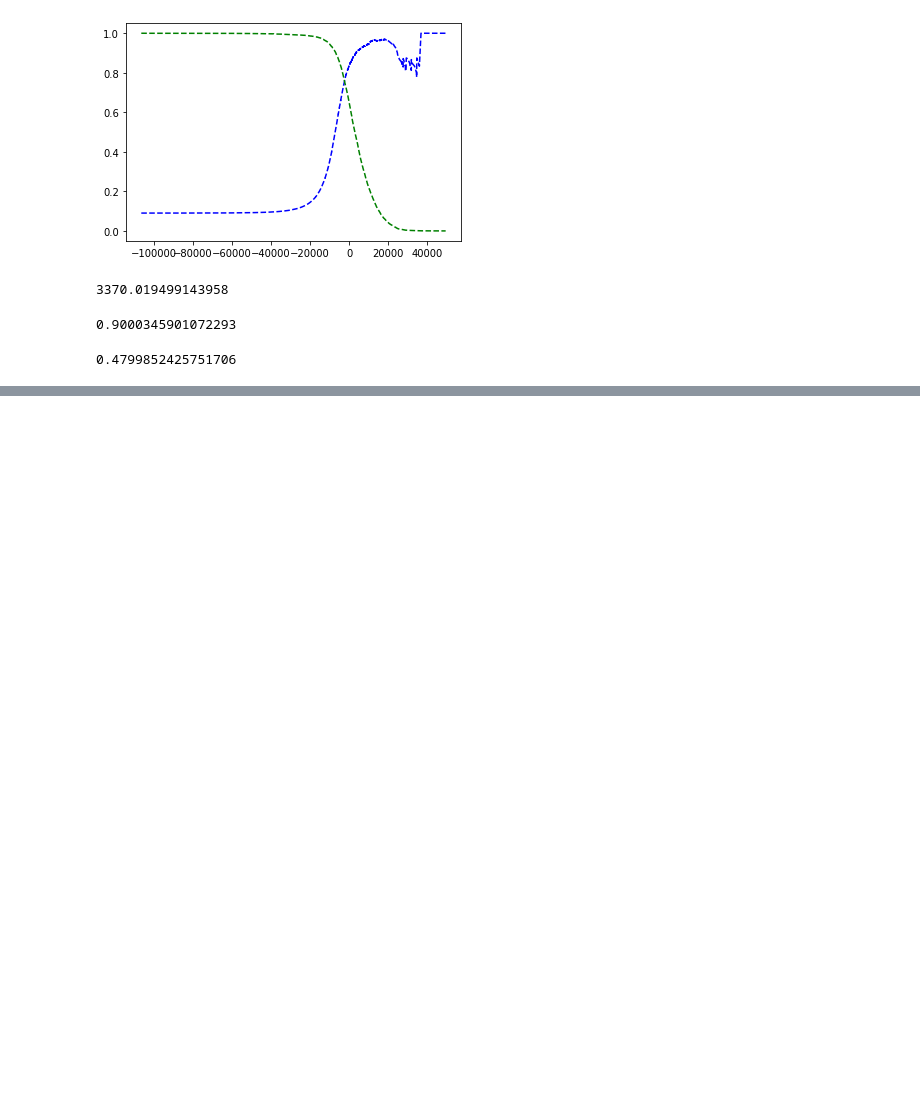
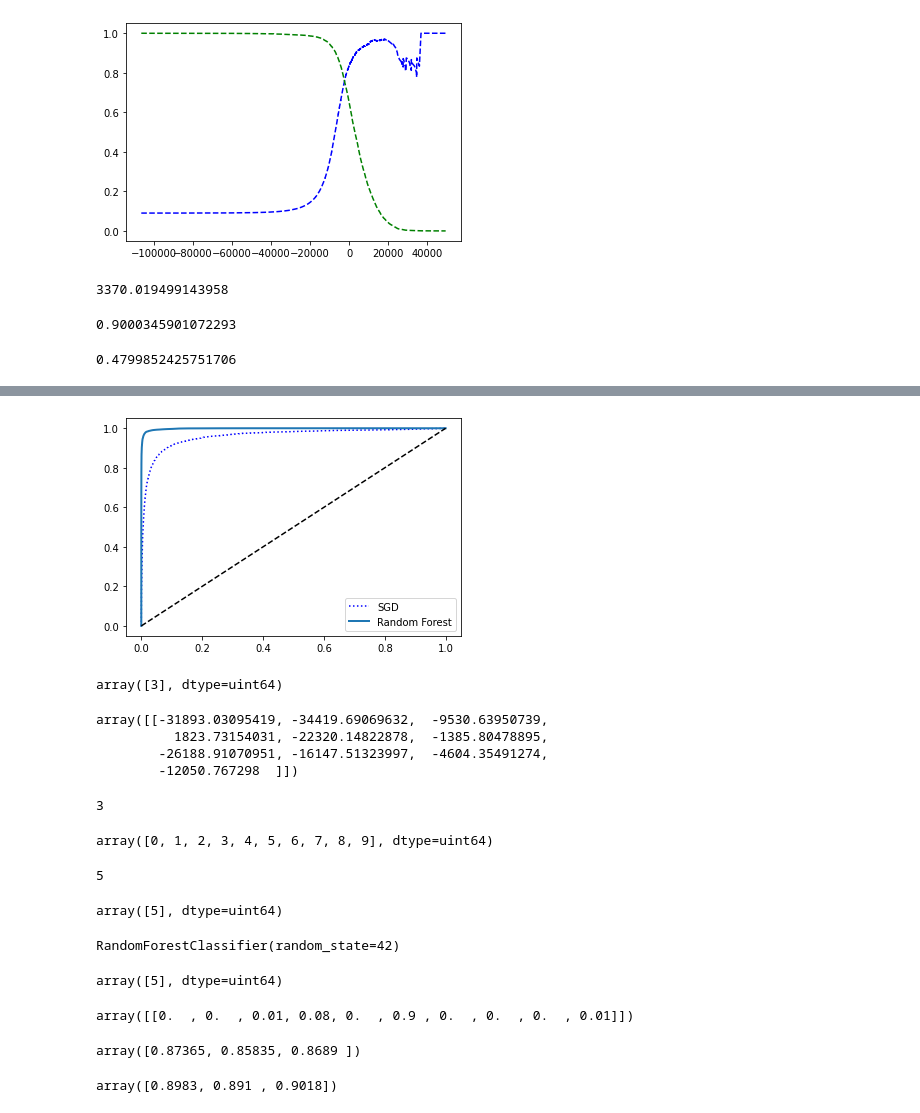
Before and after one commit to JunHeeJang913/Hands-on-ML, a Jupyter notebook: mnist.ipynb, the cells around one changed output, grey strips where cells are left out. Saved outputs shown, nothing was run; the diff lists cells and outputs as text; code cells hidden in the pictures; blank space fills up the shorter version.

```diff
--- a/mnist.ipynb
+++ b/mnist.ipynb
@@ -154,0 +179,63 @@ recall_score(y_train_5, y_train_pred_90)
+# %%
+plt.plot(fpr, tpr, "b:", label = 'SGD')
+plot_roc_curve(fpr_forest,tpr_forest, 'Random Forest')
+plt.legend(loc = 'lower right')
+plt.show()
+# %% [output]
+[figure, added]
+# %%
+sgd_clf.fit(X_train, y_train)
+sgd_clf.predict([some_digit])
+# %% [output]
+array([3], dtype=uint64)
+# %%
+some_digit_scores = sgd_clf.decision_function([some_digit])
+some_digit_scores
+# %% [output]
+array([[-31893.03095419, -34419.69069632,  -9530.63950739,
+          1823.73154031, -22320.14822878,  -1385.80478895,
+        -26188.91070951, -16147.51323997,  -4604.35491274,
+        -12050.767298  ]])
+# %%
+np.argmax(some_digit_scores)
+# %% [output]
+3
+# %%
+sgd_clf.classes_
+# %% [output]
+array([0, 1, 2, 3, 4, 5, 6, 7, 8, 9], dtype=uint64)
+# %%
+sgd_clf.classes_[5]
+# %% [output]
+5
+# %%
+from sklearn.multiclass import OneVsOneClassifier
+
+ovo_clf = OneVsOneClassifier(SGDClassifier(random_state = 42))
+ovo_clf.fit(X_train, y_train)
+ovo_clf.predict([some_digit])
+# %% [output]
+array([5], dtype=uint64)
+# %%
+forest_clf.fit(X_train, y_train)
+# %% [output]
+RandomForestClassifier(random_state=42)
+# %%
+forest_clf.predict([some_digit])
+# %% [output]
+array([5], dtype=uint64)
+# %%
+forest_clf.predict_proba([some_digit])
+# %% [output]
+array([[0.  , 0.  , 0.01, 0.08, 0.  , 0.9 , 0.  , 0.  , 0.  , 0.01]])
+# %%
+cross_val_score(sgd_clf, X_train, y_train, cv=3, scoring='accuracy')
+# %% [output]
+array([0.87365, 0.85835, 0.8689 ])
+# %%
+from sklearn.preprocessing import StandardScaler
+scaler = StandardScaler()
+X_train_scaled = scaler.fit_transform(X_train.astype(np.float64))
+cross_val_score(sgd_clf, X_train_scaled, y_train, cv = 3, scoring = 'accuracy')
+# %% [output]
+array([0.8983, 0.891 , 0.9018])
```
Also changed, not shown: parts of 16 cells of this notebook.
